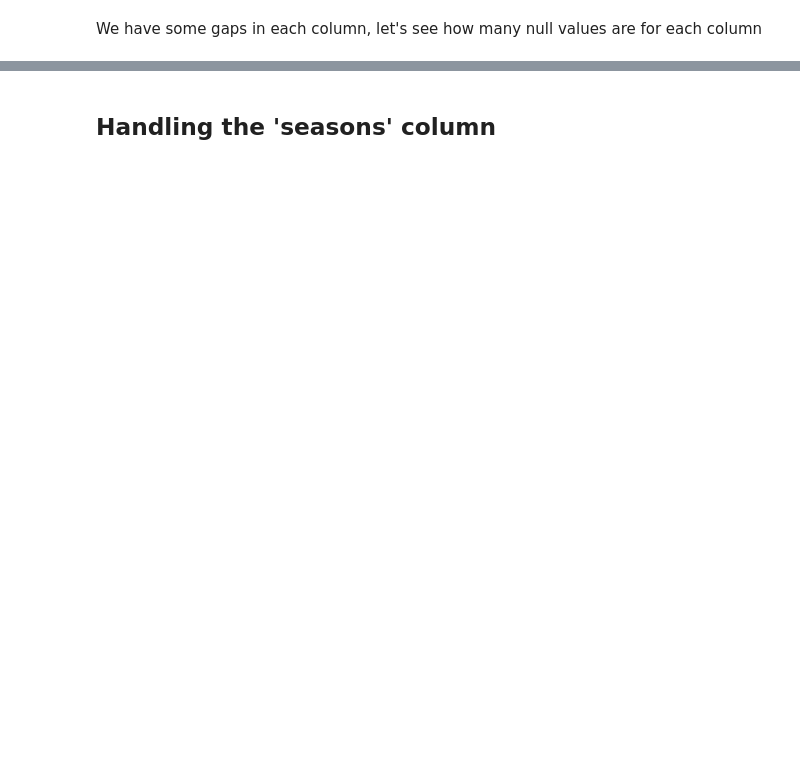
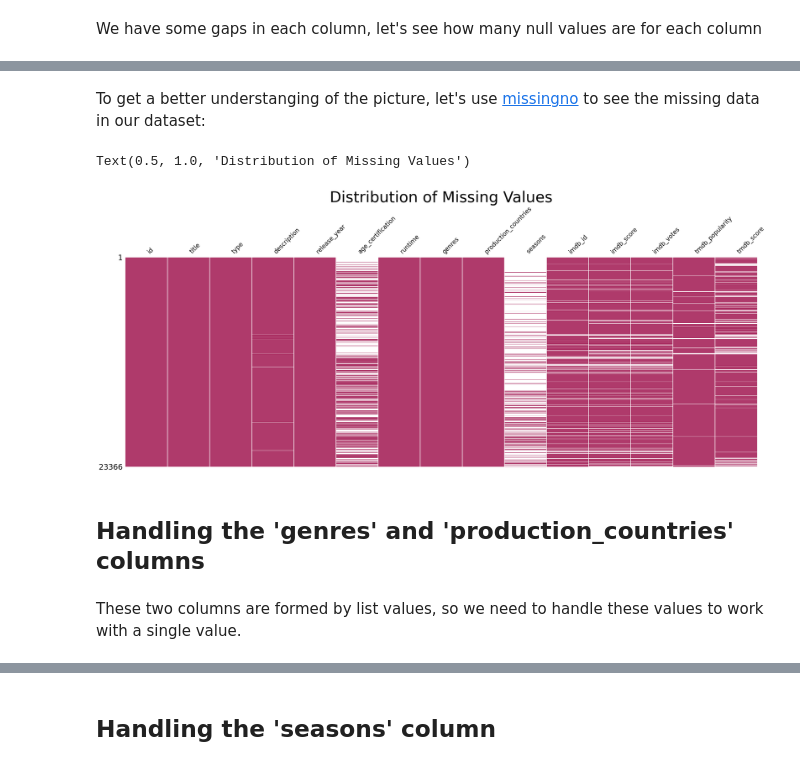
Before and after one commit to dgoenrique/whatsNext, a Jupyter notebook: recommenderSystem.ipynb, the cells around one changed output, grey strips where cells are left out. Cells and saved outputs as stored; diff of their text form; code cells hidden in the pictures; blank space fills up the shorter version.

Commit message:
feat: Missing data visualization

```diff
--- a/recommenderSystem.ipynb
+++ b/recommenderSystem.ipynb
@@ -44,0 +119,12 @@ titles.isna().sum()
+# %% [markdown]
+To get a better understanging of the picture, let's use [missingno](https://github.com/ResidentMario/missingno) to see the missing data in our dataset:
+# %%
+msno.matrix(titles, sparkline=False, figsize=(30,10), color=(0.69,0.23,0.42))
+plt.title('Distribution of Missing Values', fontsize=40)
+# %% [output]
+Text(0.5, 1.0, 'Distribution of Missing Values')
+[figure, added]
+# %% [markdown]
+## Handling the 'genres' and 'production_countries' columns
+# %% [markdown]
+These two columns are formed by list values, so we need to handle these values to work with a single value.
```
Also changed, not shown: parts of 56 cells of this notebook, 1 other file.
